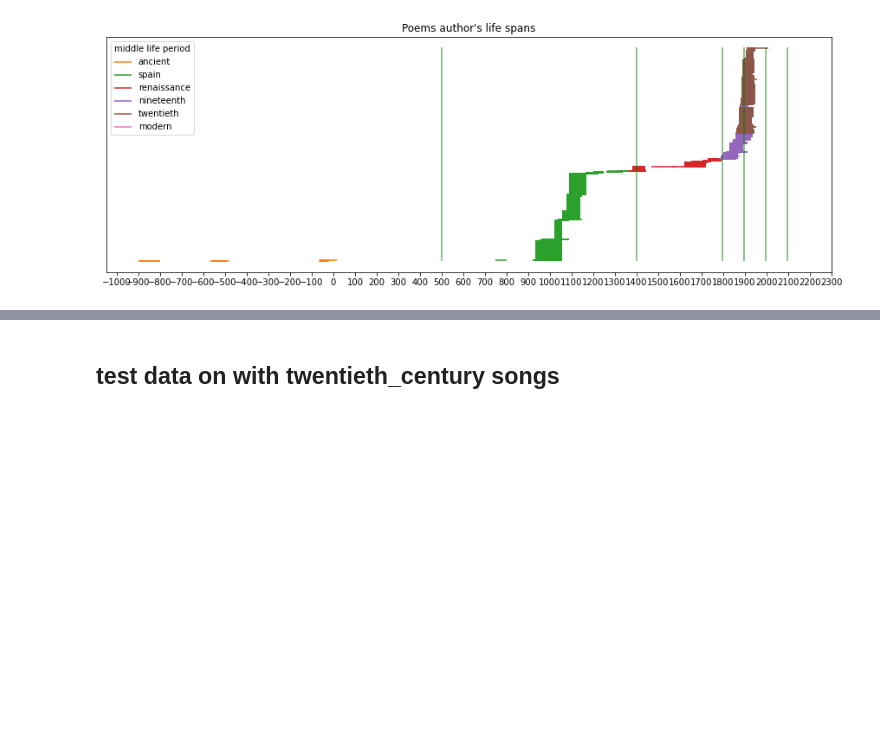
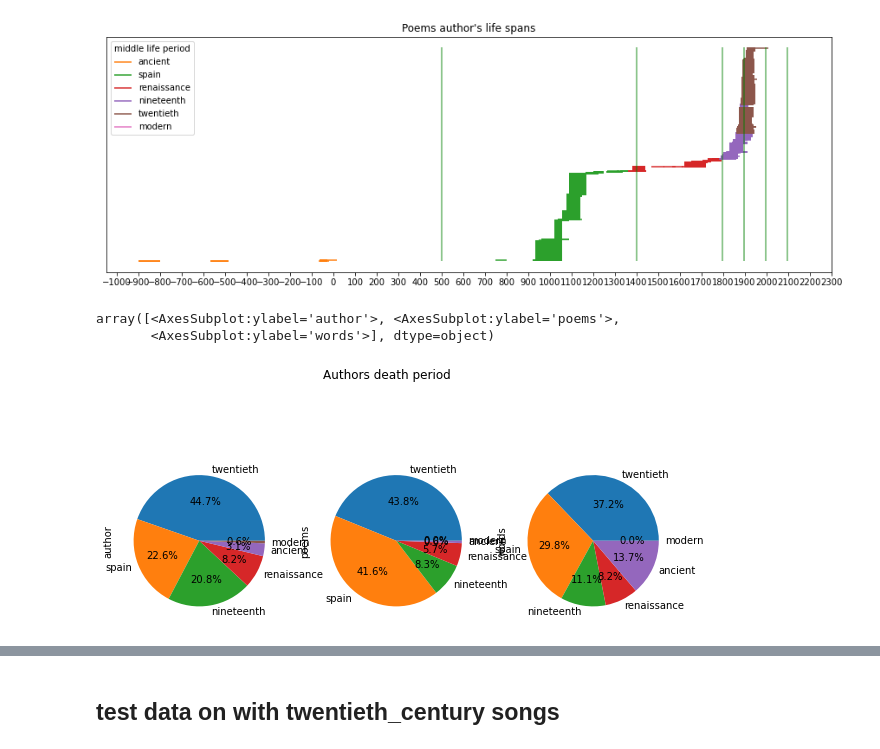
Before and after one commit to ronamir1/NLP-finalProject, a Jupyter notebook: Data_Processing/data_exploration.ipynb, the cells around one changed output, grey strips where cells are left out. Drawn from its saved outputs; the diff is of its cells as text; code cells hidden in the pictures; blank space fills up the shorter version.

Commit message:
finish periods pies

```diff
--- a/Data_Processing/data_exploration.ipynb
+++ b/Data_Processing/data_exploration.ipynb
@@ -294,3 +294,16 @@ plot_authors_time_periods(df, output_graph_path).set_title("Poems author's life
 # %% [output]
 Text(0.5, 1.0, "Poems author's life spans")
 [figure]
+# %%
+author_period_count = author_df.death_period.apply(lambda x: x.name).value_counts().to_frame(name="author")
+songs_period_count = df.death_period.apply(lambda x: x.name).value_counts().to_frame(name="poems")
+words_period_count = {}
+for time_period in TimePeriods:
+    words_period_count[time_period.name] = df.loc[df.death_period == time_period].words_count.sum()
+words_period_count = pd.Series(words_period_count).to_frame(name="words")
+pie_df = pd.concat([author_period_count, songs_period_count, words_period_count], axis=1).fillna(0)
+pie_df.plot.pie(autopct='%1.1f%%', legend=False, subplots=True, figsize=(10, 5), title="Authors death period")
+# %% [output]
+array([<AxesSubplot:ylabel='author'>, <AxesSubplot:ylabel='poems'>,
+       <AxesSubplot:ylabel='words'>], dtype=object)
+[figure, added]
```
Also changed, not shown: parts of 5 cells of this notebook.
